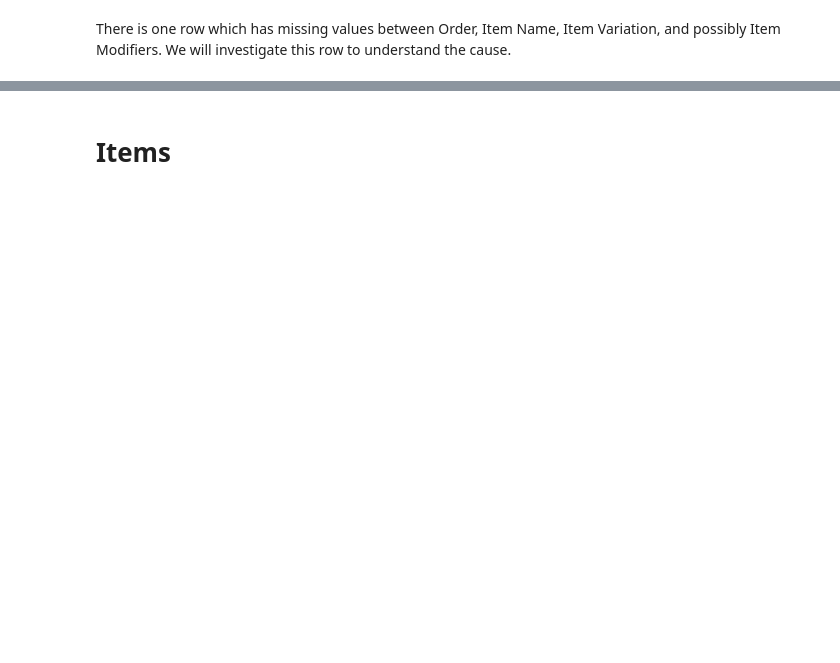
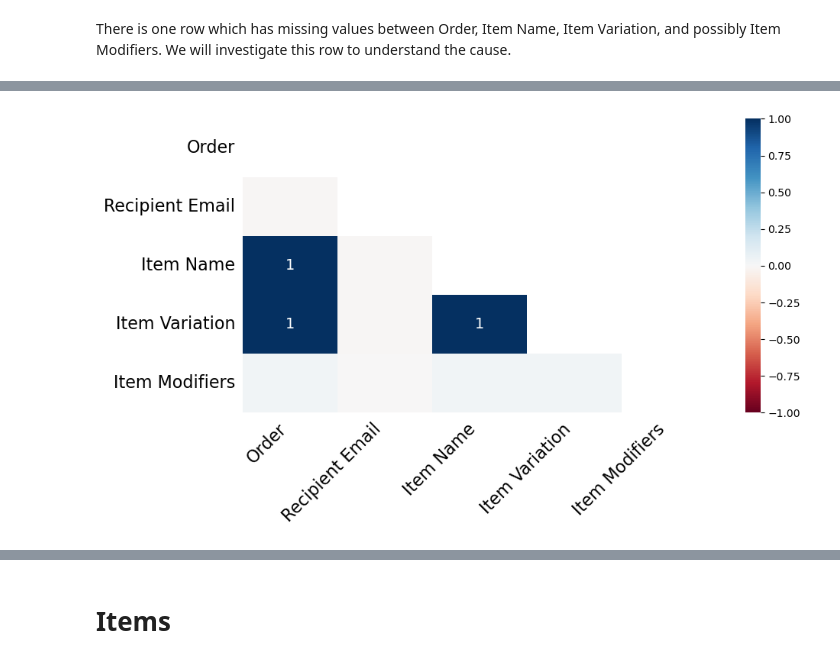
Before and after one commit to ajamkotc/belly_rubb_analysis, a Jupyter notebook: notebooks/1.0-aj-initial-data-exploration.ipynb, the cells around one changed output, grey strips where cells are left out. Cells and saved outputs as stored; diff of their text form; code cells hidden in the pictures; blank space fills up the shorter version.

```diff
--- a/notebooks/1.0-aj-initial-data-exploration.ipynb
+++ b/notebooks/1.0-aj-initial-data-exploration.ipynb
@@ -81,0 +120,8 @@ There is one row which has missing values between Order, Item Name, Item Variati
+# %%
+# Visualize missingness correlation
+
+msno.heatmap(orders_processed_df, figsize=(10,5))
+
+plt.show()
+# %% [output]
+[figure, added]
```
Also changed, not shown: parts of 26 cells of this notebook, 2 other files.
